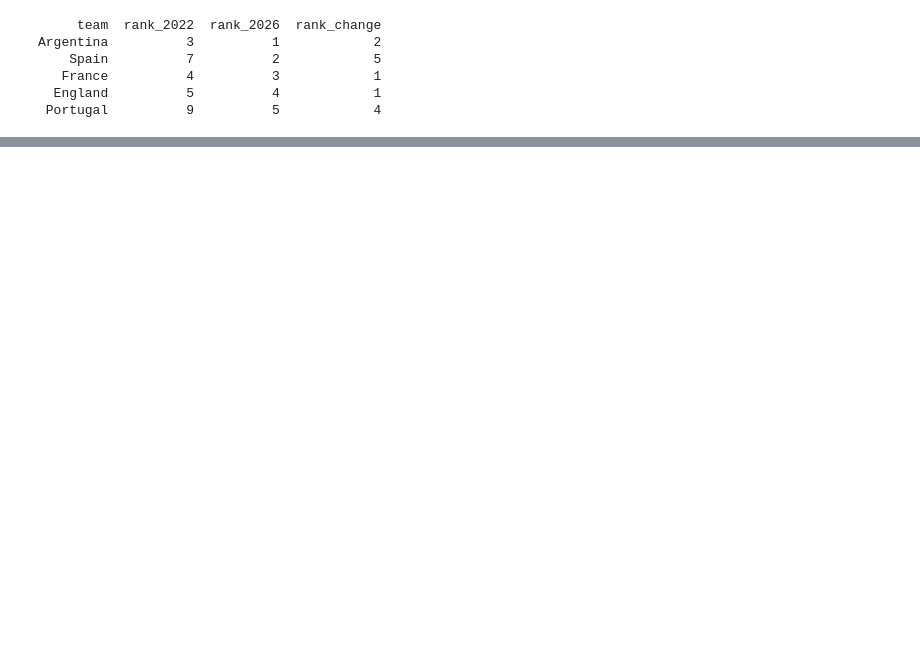
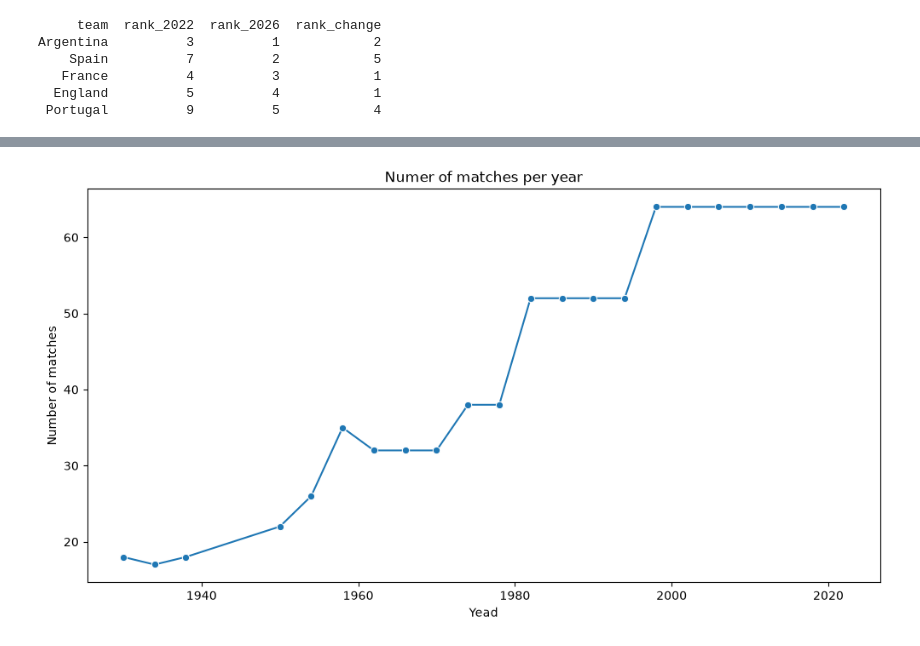
Before and after one commit to victornguyen7/WC-2026-Championship-prediction, a Jupyter notebook: WC2026.ipynb, the cells around one changed output, grey strips where cells are left out. Saved outputs shown, nothing was run; the diff lists cells and outputs as text; code cells hidden in the pictures; blank space fills up the shorter version.

Commit message:
Cleaning data + matches and schedule summary commit

```diff
--- a/WC2026.ipynb
+++ b/WC2026.ipynb
@@ -58,3 +58,20 @@ Argentina       ARG    CONMEBOL     1              3 1876.118331      1874.81483
  2014       Brazil     32   Germany   Argentina                   James Rodríguez - 6     3429873          53592       64
  2010 South Africa     32     Spain Netherlands Wesley Sneijder, Thomas Müller... - 5     3178856          49670       64
  2006      Germany     32     Italy      France                    Miroslav Klose - 5     3352605          52384       64
+# %%
+schedule_2026_missing_val = schedule_2026.isnull().sum()
+fifa_ranking_2022_missing_val = fifa_ranking_2022.isnull().sum()
+fifa_ranking_2026_missing_val = fifa_ranking_2026.isnull().sum()
+matches_missing_val = matches.isnull().sum()
+world_cup_missing_val = matches.isnull().sum()
+missing_total = schedule_2026_missing_val + fifa_ranking_2022_missing_val + fifa_ranking_2026_missing_val + matches_missing_val + world_cup_missing_val
+
+print("Display missing values in all data files.")
+print(missing_total)
+
+# Filling missing values with 0
+schedule_2026 = schedule_2026.fillna(0)
+fifa_ranking_2022 = fifa_ranking_2022.fillna(0)
+fifa_ranking_2026 = fifa_ranking_2026.fillna(0)
+matches = matches.fillna(0)
+world_cup = world_cup.fillna(0)
@@ -113 +153,15 @@ Name: count, dtype: int64
 [figure]
+# %%
+matches['Date'] = pd.to_datetime(matches['Date'], errors='coerce')
+print("Display match dataset Date column info, after modifying.")
+print(matches['Date'].describe())
+
+# Display mathces per year
+matches_per_year = matches.groupby('Year').size()
+plt.figure(figsize=(12,6))
+sns.lineplot(x=matches_per_year.index, y=matches_per_year.values, marker='o')
+plt.title('Numer of matches per year')
+plt.xlabel('Yead')
+plt.ylabel('Number of matches')
+plt.show()
+# %% [output]
@@ -113,0 +177 @@ Name: count, dtype: int64
+[figure, added]
```
Also changed, not shown: parts of 4 cells of this notebook, 1 other file.
